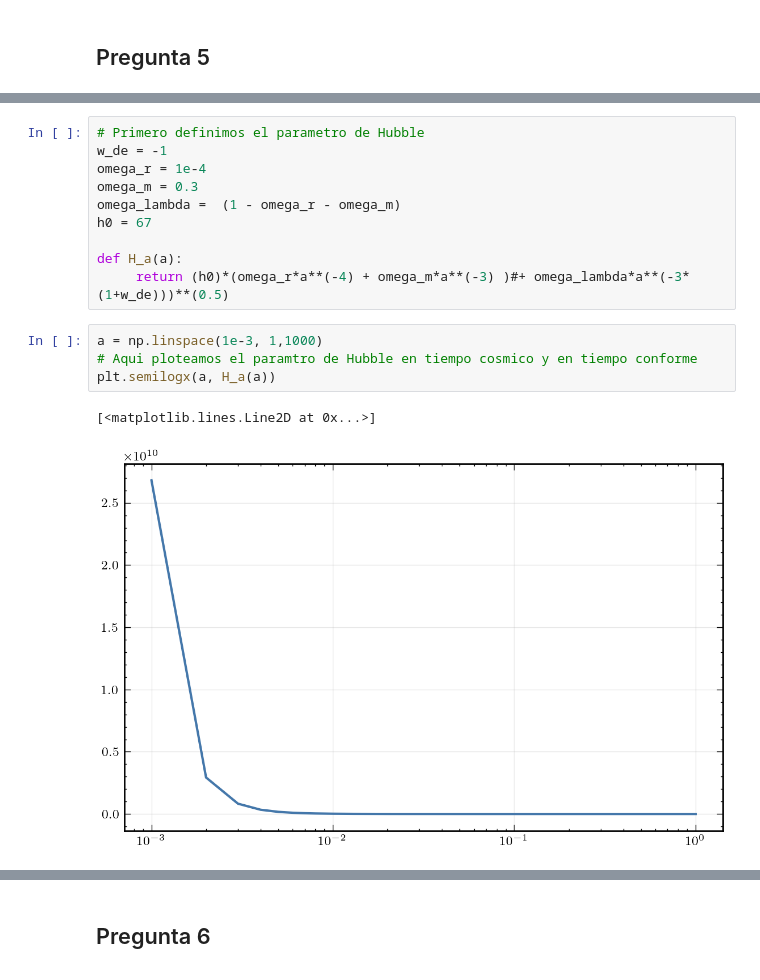
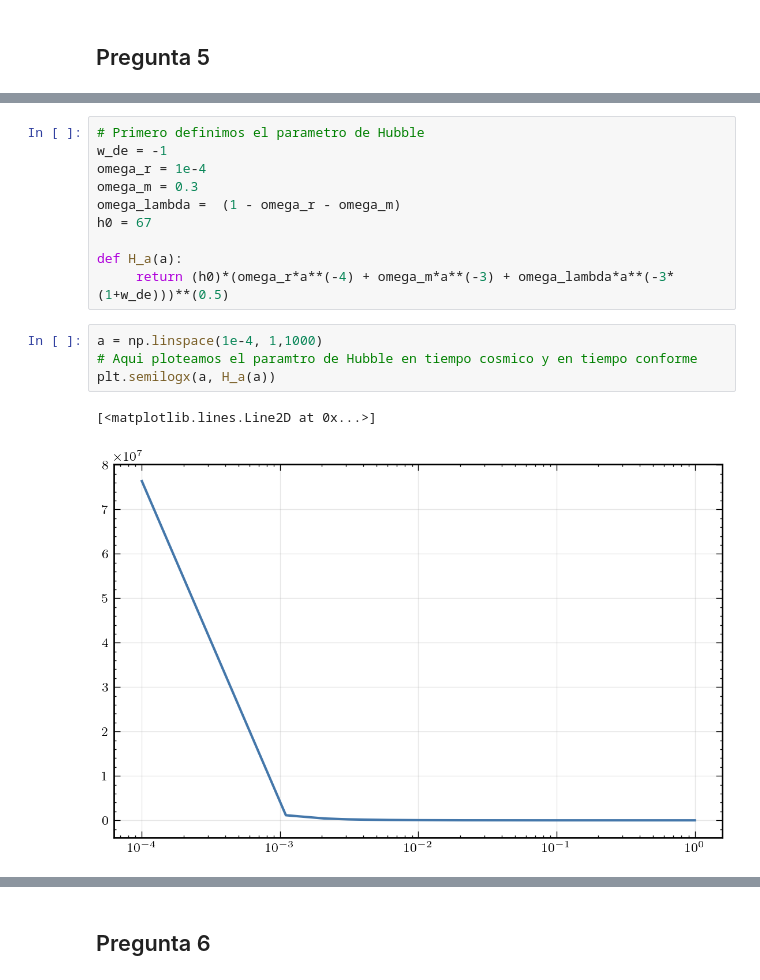
Before and after one commit to Mazroj/Cosmology_spring_25, a Jupyter notebook: tareas/tarea_2.ipynb, the cells around one changed output, grey strips where cells are left out. Saved outputs shown, nothing was run; the diff lists cells and outputs as text.

```diff
--- a/tareas/tarea_2.ipynb
+++ b/tareas/tarea_2.ipynb
@@ -154,13 +151,13 @@ omega_lambda =  (1 - omega_r - omega_m)
 h0 = 67
 
 def H_a(a):
-     return (h0)*(omega_r*a**(-4) + omega_m*a**(-3) )#+ omega_lambda*a**(-3*(1+w_de)))**(0.5)
+     return (h0)*(omega_r*a**(-4) + omega_m*a**(-3) + omega_lambda*a**(-3*(1+w_de)))**(0.5)
 # %%
-a = np.linspace(1e-3, 1,1000)
+a = np.linspace(1e-4, 1,1000)
 # Aqui ploteamos el paramtro de Hubble en tiempo cosmico y en tiempo conforme
 plt.semilogx(a, H_a(a))
 # %% [output]
 [<matplotlib.lines.Line2D at 0x...>]
-[figure, old version]
+[figure, new version]
 # %%
 def phi(a, k ,init_val):
```
Also changed, not shown: parts of 16 cells of this notebook, 1 other file.
